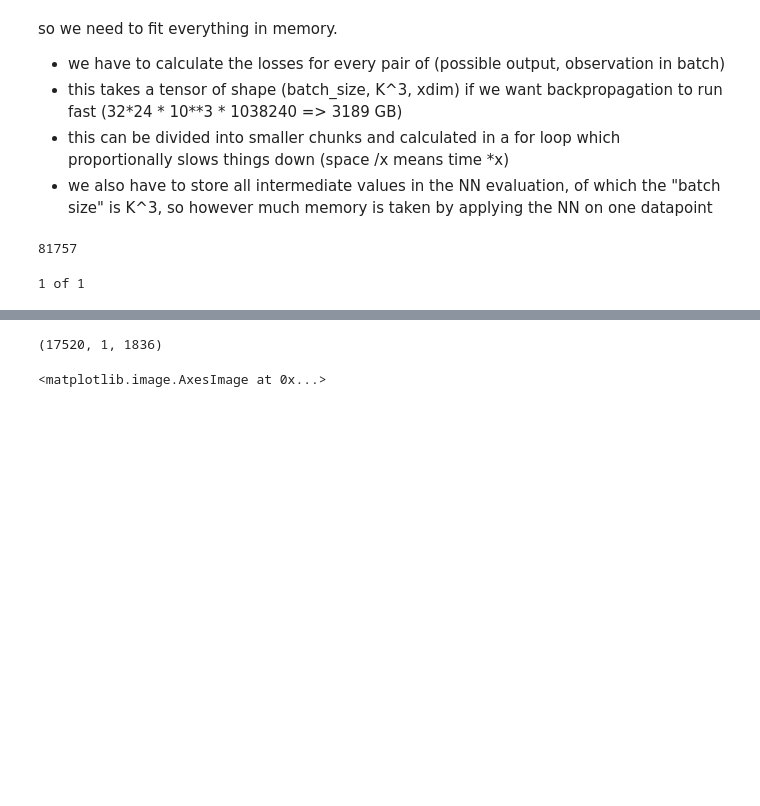
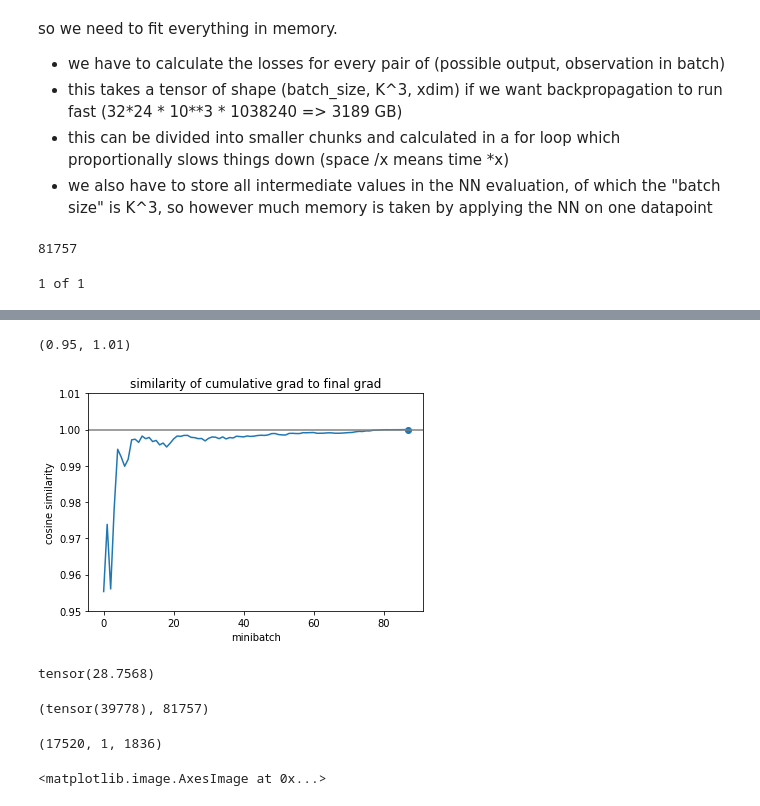
Before and after one commit to AlexTMallen/NASA-GEOS, a Jupyter notebook: fast-dpk.ipynb, the cells around one changed output, grey strips where cells are left out. Cells and saved outputs as stored; diff of their text form; code cells hidden in the pictures; blank space fills up the shorter version.

Commit message:
SGD vs GD cosine similarity

```diff
--- a/fast-dpk.ipynb
+++ b/fast-dpk.ipynb
@@ -215,11 +210,12 @@ two_pi_block = torch.stack(flatteneds).T
 two_pi_block
 inpts = torch.cat([torch.cos(two_pi_block)] * num_params + [torch.sin(two_pi_block)] * num_params, -1)
 
-opt = optim.Adam(model.parameters(), lr=3e-5)
+opt = optim.Adam(model.parameters(), lr=3e-3)
 
-num_epochs = 49
+num_epochs = 2
 train_losses = []
 times = []
+grads = []
 start_time = time.time()
 all_dates = pd.date_range(dt.datetime(2018, 1, 1), dt.datetime(2020, 1, 1), freq="D", closed="left")
 T = len(all_dates) * 24
@@ -247,6 +243,7 @@ for itr in range(T // batch_size):
     t_idxs = np.asarray(t_idxs)
 
     for epoch in range(num_epochs):
+        grads.append([])
         opt.zero_grad()
 
         batch_size = len(t_idxs)
@@ -258,6 +255,7 @@ for itr in range(T // batch_size):
             print("epoch:", epoch, "itr:", itr, "mini_batch:", mini_batch, "loss:", loss.detach().numpy())
 
             loss.backward(retain_graph=True)  # accumulate gradient. We want to discard the part of the graph after the NN only. How? I think this happens when the reference to those tensors is lost and theyre garbage collected
+            grads[-1].append(torch.cat([p.grad.flatten() for p in model.parameters()]))
         print("7:", time.time() - start_time)
         train_losses.append(loss.detach())
         times.append(time.time() - start_time)
@@ -285,3 +291,40 @@ epoch: 21 itr: 0 mini_batch: 15 loss: 0.02420395076857714
+# %%
+num_params = [len(p.grad.flatten()) for p in model.parameters()]
+start, stop = sum(num_params[:4]), sum(num_params[:5])
+# %%
+def normalize(v):
+    return v / torch.sqrt(torch.sum(v ** 2))
+
+cos_sim = []
+for i in range(len(grads)):
+    cos_sim.append([])
+    unit_final_grad = normalize(grads[i][-1][start:stop])
+    for grad in grads[i]:
+        prod = normalize(grad[start:stop]) * unit_final_grad
+        cos_sim[-1].append(torch.sum(prod))
+# %%
+plt.plot(cos_sim[0], label="cumulative gradient")
+# plt.plot(cos_sim[1], label="epoch 2")
+plt.scatter(len(cos_sim[0]), cos_sim[0][-1])
+# plt.scatter(len(cos_sim[1]), cos_sim[1][-1])
+plt.title("similarity of cumulative grad to final grad")
+plt.ylabel("cosine similarity")
+plt.xlabel("minibatch")
+plt.axhline(1, c="gray")
+plt.axhline(-1, c="gray")
+plt.ylim([0.95, 1.01])
+# plt.legend()
+# %% [output]
+(0.95, 1.01)
+[figure, added]
+# %%
+np.arccos(cos_sim[0][31]) * 180 / np.pi
+# %% [output]
+tensor(28.7568)
+# %%
+sum((grad * grad[-1]) < 0), len(grad)
+# %% [output]
+(tensor(39778), 81757)
 # %%
 current_date = dt.datetime(2020, 1, 1)
 end_date = dt.datetime(2020, 3, 15)
```
Also changed, not shown: parts of 6 cells of this notebook, 1 other file.
